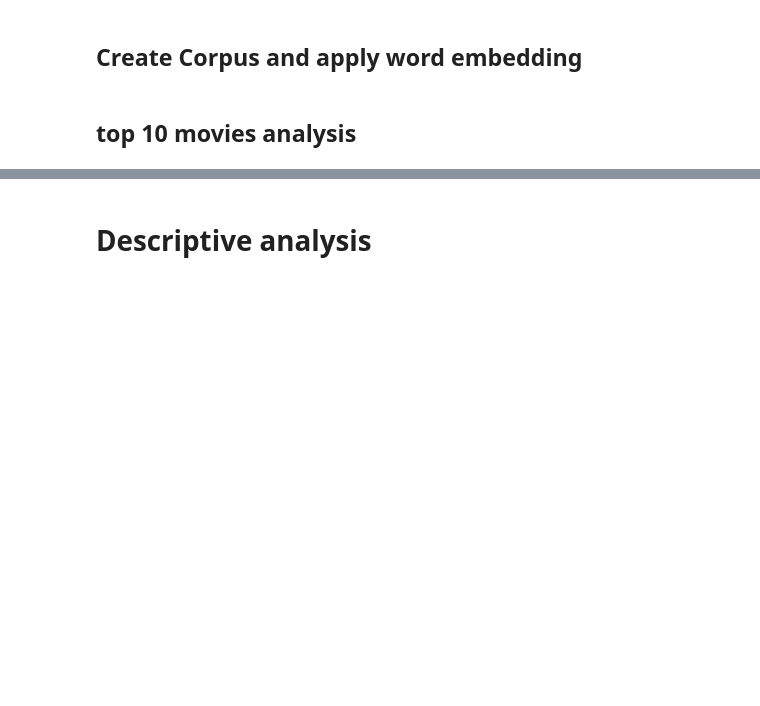
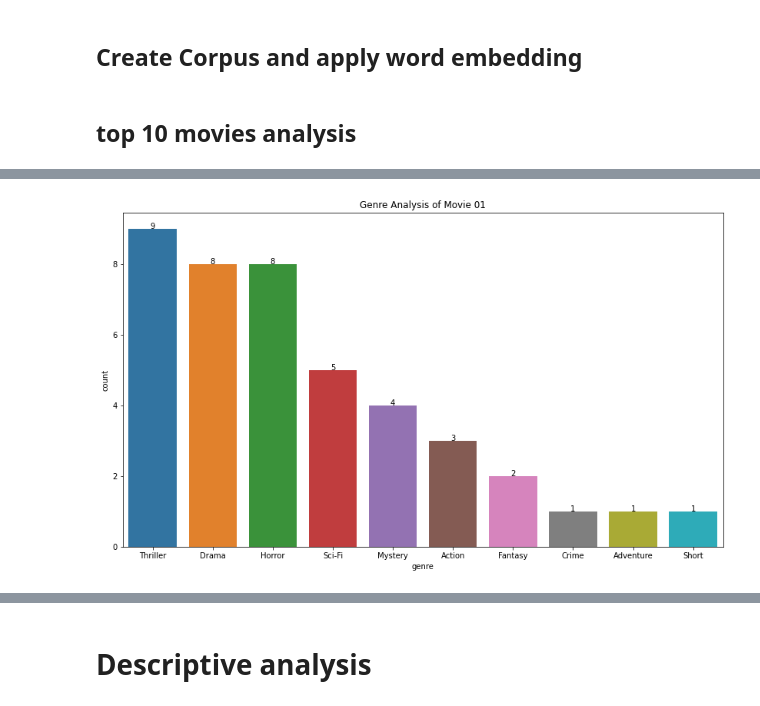
Before and after one commit to hsi-cy/dissertation, a Jupyter notebook: dissertation_v3.ipynb, the cells around one changed output, grey strips where cells are left out. Drawn from its saved outputs; the diff is of its cells as text; code cells hidden in the pictures; blank space fills up the shorter version.

```diff
--- a/dissertation_v3.ipynb
+++ b/dissertation_v3.ipynb
@@ -201,0 +197,5 @@ d
+# %%
+def omdb_get(title,year):
+    movie_info = omdb.get(title=title, year = year, fullplot = True)
+    temp = pd.DataFrame(data=[movie_info])
+    return temp
@@ -201,0 +285,20 @@ d
+# %%
+mv01 = omdb_results.iloc[0:11,:].copy()
+# %%
+from collections import defaultdict
+count = defaultdict(int)
+for g in mv01.genre:
+    for each in g.split(','):
+        each = each.rstrip().lstrip()
+        count[each] += 1
+genre_analysis = pd.DataFrame(data=[count])
+genre_analysis = genre_analysis.transpose().reset_index().rename(columns={'index':'genre',0:'count'})
+genre_analysis = genre_analysis.sort_values(by='count', ascending=False)
+
+fig, ax = plt.subplots(figsize=(14,8))
+sns.barplot(x='genre', y='count', data=genre_analysis)
+show_values_on_bars(ax)
+plt.title('Genre Analysis of Movie 01')
+plt.show()
+# %% [output]
+[figure, added]
```
Also changed, not shown: parts of 34 cells of this notebook, 3 other files.
